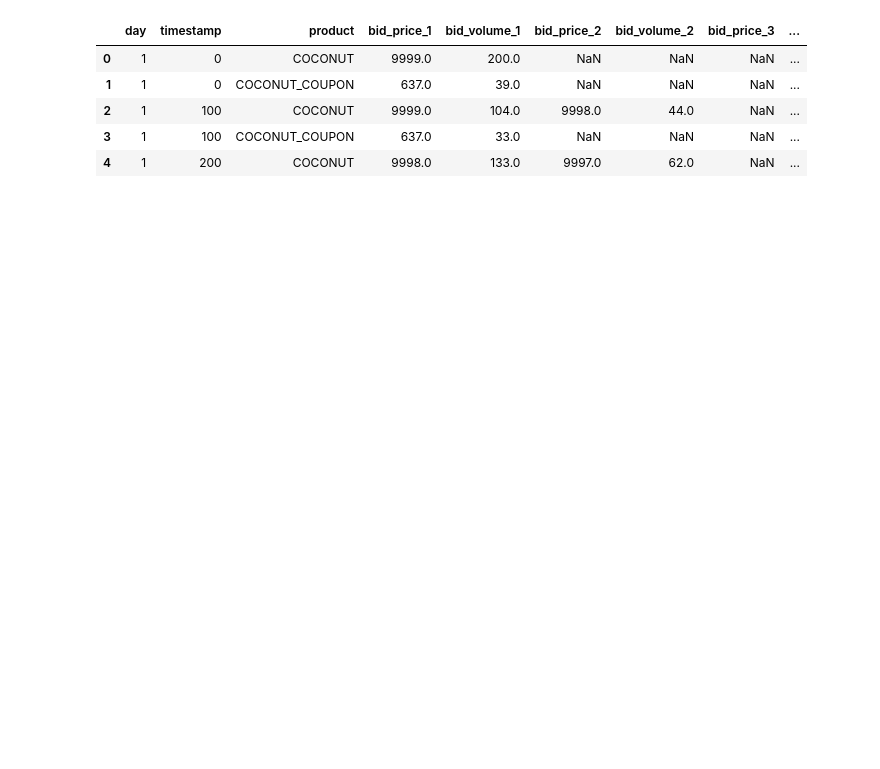
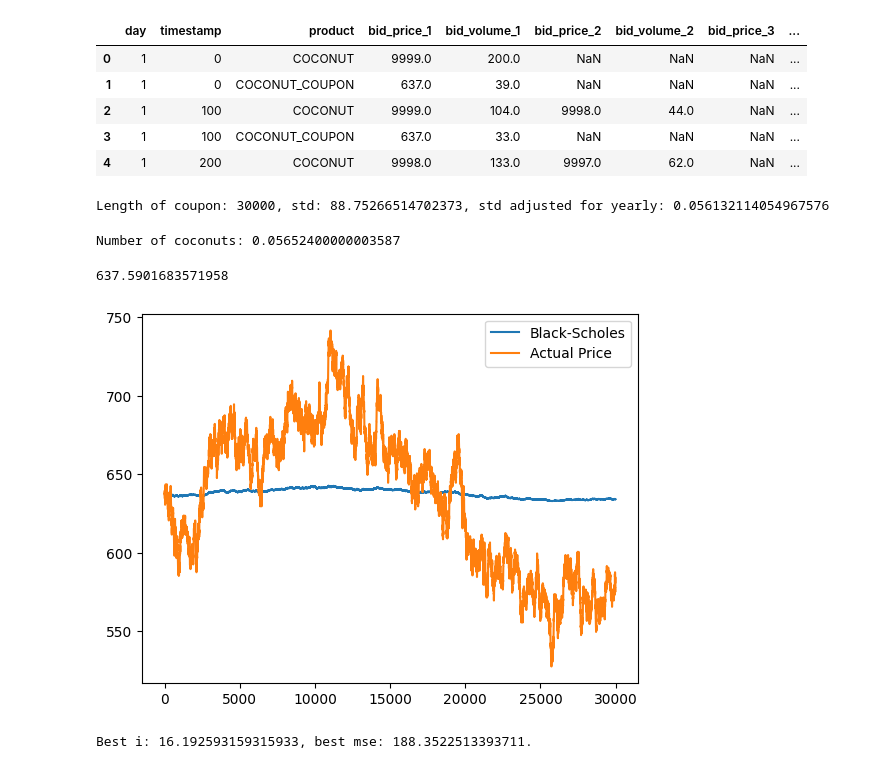
Before and after one commit to Gael-BB/Prosperity2, a Jupyter notebook: research/round4/analysis.ipynb, the cells around one changed output. Saved outputs shown, nothing was run; the diff lists cells and outputs as text; code cells hidden in the pictures; blank space fills up the shorter version.

Commit message:
Coconut Coupon Implementation

```diff
--- a/research/round4/analysis.ipynb
+++ b/research/round4/analysis.ipynb
@@ -18,3 +19,49 @@ data.head()
 | 2 | 1 | 100 | COCONUT | 9999.0 | 104.0 | 9998.0 | 44.0 | NaN | ... |
 | 3 | 1 | 100 | COCONUT_COUPON | 637.0 | 33.0 | NaN | NaN | NaN | ... |
 | 4 | 1 | 200 | COCONUT | 9998.0 | 133.0 | 9997.0 | 62.0 | NaN | ... |
+# %%
+coconut_prices = data[data['product'] == 'COCONUT']['mid_price'].values
+coupon_prices = data[data['product'] == 'COCONUT_COUPON']['mid_price'].values
+print(f"Length of coupon: {len(coconut_prices)}, std: {np.std(coconut_prices)}, std adjusted for yearly: {np.std(coconut_prices) / np.sqrt(250 * 10000)}")
+# %% [output]
+Length of coupon: 30000, std: 88.75266514702373, std adjusted for yearly: 0.056132114054967576
+# %%
+def calculate_black_scholes(S, sigma = 0.05652, r = 0, T = 1, K = 10000):
+        d1 = (np.log(S / K) + (r + 0.5 * sigma ** 2) * T) / (sigma * np.sqrt(T))
+        d2 = d1 - sigma * np.sqrt(T)
+        return S * erf(d1) - K * np.exp(-r * T) * erf(d2)
+# %%
+historic_mean = 637.63
+number = 0
+while True:
+    number += 0.000001
+    if calculate_black_scholes(1e4, number) > historic_mean:
+        print(f"Number of coconuts: {number}")
+        break
+# %% [output]
+Number of coconuts: 0.05652400000003587
+# %%
+calculate_black_scholes(10000)
+# %% [output]
+637.5901683571958
+# %%
+black_scholes_prices = np.array([calculate_black_scholes(x) for x in coconut_prices])
+# %%
+plt.plot(black_scholes_prices, label='Black-Scholes')
+plt.plot(coupon_prices, label='Actual Price')
+plt.legend()
+plt.show()
+# %% [output]
+[figure, added]
+# %%
+best_i = 0
+best_mse = np.inf
+for i in np.linspace(16.192, 16.193, 10000):
+    scaled_black_scholes_prices = (black_scholes_prices - historic_mean) * i + historic_mean
+    mse = np.mean((scaled_black_scholes_prices - coupon_prices) ** 2)
+    if mse < best_mse:
+        best_mse = mse
+        best_i = i
+print(f"Best i: {best_i}, best mse: {best_mse}.")
+# %% [output]
+Best i: 16.192593159315933, best mse: 188.3522513393711.
```
Also changed, not shown: parts of 4 cells of this notebook, 1 other file.
